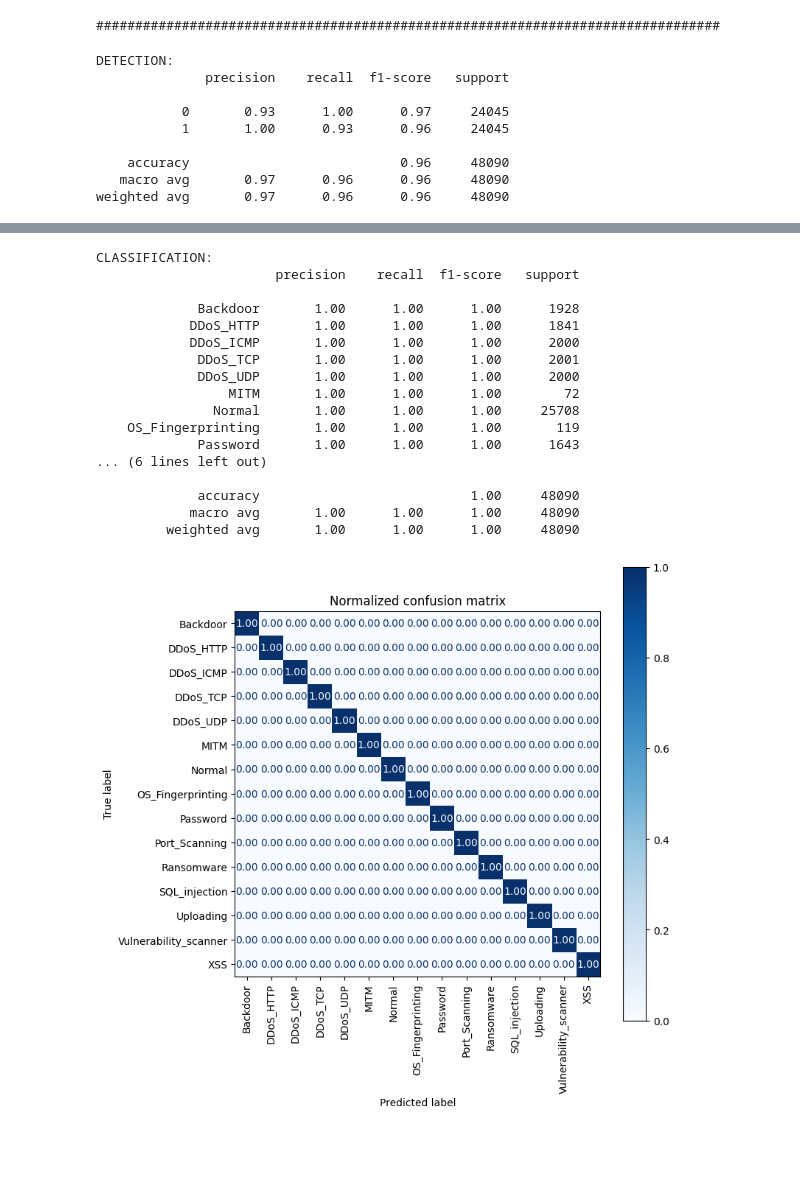
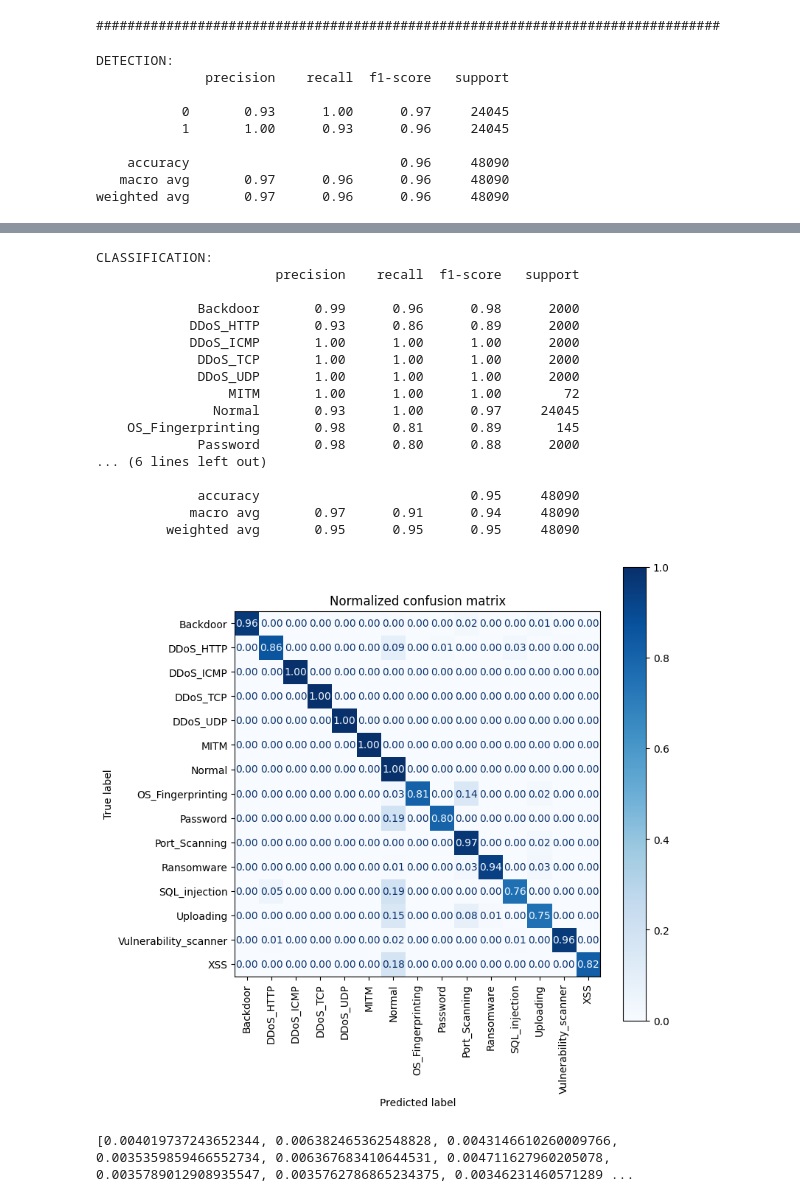
Before and after one commit to pro1710/ids, a Jupyter notebook: eval.ipynb, the cells around one changed output, grey strips where cells are left out. Saved outputs shown, nothing was run; the diff lists cells and outputs as text; code cells hidden in the pictures; blank space fills up the shorter version.

```diff
--- a/eval.ipynb
+++ b/eval.ipynb
@@ -76,6 +77,11 @@ dataset['15_class'] = {
     'train':ids_common.make_15_class(df_train),
     'test':ids_common.make_15_class(df_test)
 }
+
+
+def get_data(class_type, set_type):
+    X, y = dataset[class_type][set_type]
+    return X.values, y.values
 # %%
 from sklearn.tree import DecisionTreeClassifier
 from sklearn.ensemble import RandomForestClassifier
@@ -83,10 +89,10 @@ from sklearn.ensemble import RandomForestClassifier
 class_2 = DecisionTreeClassifier(
         **{'criterion': 'entropy', 'max_depth': 16}, random_state=SEED)
 
-X_train, y_train = dataset['2_class']['train']
+X_train, y_train = get_data('2_class', 'train')
+X_test, y_test = get_data('2_class', 'test')
+
 class_2.fit(X_train, y_train)
-
-X_test, y_test = dataset['2_class']['test']
 
 y_train_predict = class_2.predict(X_train)
 y_test_predict = class_2.predict(X_test)
@@ -123,10 +129,10 @@ weighted avg       0.97      0.96      0.96     48090
 class_14 = RandomForestClassifier(
         **{'criterion': 'entropy', 'max_depth': 128, 'max_features': 'log2', 'n_estimators': 100},random_state=SEED)
 
-X_train, y_train = dataset['14_class']['train']
+X_train, y_train = get_data('14_class', 'train')
+X_test, y_test = get_data('14_class', 'test')
+
 class_14.fit(X_train, y_train)
-
-X_test, y_test = dataset['14_class']['test']
 
 y_train_predict = class_14.predict(X_train)
 y_test_predict = class_14.predict(X_test)
@@ -202,7 +207,7 @@ TRAIN:
 # %%
 # combined detection with classification
 y_class_2_test = df_test[ids_common.target_label_2_class]
-y_class_15_predict = df_test[ids_common.target_label_15_class]
+y_class_15_test = df_test[ids_common.target_label_15_class]
 
 X_test = df_test.drop([ids_common.target_label_2_class,
                   ids_common.target_label_15_class],
@@ -221,42 +226,63 @@ y_class_14_predict = class_14.predict(X_class_14)
 
 
 y_class_15_predict = pd.Series(y_class_2_predict, index=X_test.index.copy())
 y_class_15_predict = y_class_15_predict.map(lambda x: 'Normal' if x==0 else 'Attack')
 y_class_15_predict.loc[X_class_14.index] = y_class_14_predict
 
 print('DETECTION:')
 print(classification_report(y_class_2_test, y_class_2_predict))
 ids_common.plot_cm(y_class_2_test, y_class_2_predict)
 
 print('CLASSIFICATION:')
-print(classification_report(y_class_15_predict, y_class_15_predict))
-ids_common.plot_cm(y_class_15_predict, y_class_15_predict)
+print(classification_report(y_class_15_test, y_class_15_predict))
+ids_common.plot_cm(y_class_15_test, y_class_15_predict)
 # %% [output]
 DETECTION:
               precision    recall  f1-score   support
 
            0       0.93      1.00      0.97     24045
            1       1.00      0.93      0.96     24045
 
     accuracy                           0.96     48090
    macro avg       0.97      0.96      0.96     48090
 weighted avg       0.97      0.96      0.96     48090
 [figure]
 CLASSIFICATION:
                        precision    recall  f1-score   support
 
-             Backdoor       1.00      1.00      1.00      1928
-            DDoS_HTTP       1.00      1.00      1.00      1841
+             Backdoor       0.99      0.96      0.98      2000
+            DDoS_HTTP       0.93      0.86      0.89      2000
             DDoS_ICMP       1.00      1.00      1.00      2000
-             DDoS_TCP       1.00      1.00      1.00      2001
+             DDoS_TCP       1.00      1.00      1.00      2000
              DDoS_UDP       1.00      1.00      1.00      2000
                  MITM       1.00      1.00      1.00        72
-               Normal       1.00      1.00      1.00     25708
-    OS_Fingerprinting       1.00      1.00      1.00       119
-             Password       1.00      1.00      1.00      1643
+               Normal       0.93      1.00      0.97     24045
+    OS_Fingerprinting       0.98      0.81      0.89       145
+             Password       0.98      0.80      0.88      2000
 ... (6 lines left out)
 
-             accuracy                           1.00     48090
-            macro avg       1.00      1.00      1.00     48090
-         weighted avg       1.00      1.00      1.00     48090
+             accuracy                           0.95     48090
+            macro avg       0.97      0.91      0.94     48090
+         weighted avg       0.95      0.95      0.95     48090
-[figure, old version]
+[figure, new version]
+# %%
+# Execution Time 3m 15.7s
+
+# Overhead Time 120ms
+X_test = df_test.drop([ids_common.target_label_2_class,
+                  ids_common.target_label_15_class],
+                  axis=1, inplace=False)
+
+class_15_time = []
+class_15_predicts = []
+for index, row in X_test.iterrows():
+    t = time.time()
+
+    class_15_predicts.append(class_15.predict(row.to_numpy().reshape(1, -1)))
+
+    class_15_time.append(time.time() - t)
+
+
+print(class_15_time[:10])
+# %% [output]
+[0.004019737243652344, 0.006382465362548828, 0.0043146610260009766, 0.0035359859466552734, 0.006367683410644531, 0.004711627960205078, 0.0035789012908935547, 0.0035762786865234375, 0.00346231460571289 ...
```
Also changed, not shown: parts of 6 cells of this notebook, 1 other file.
